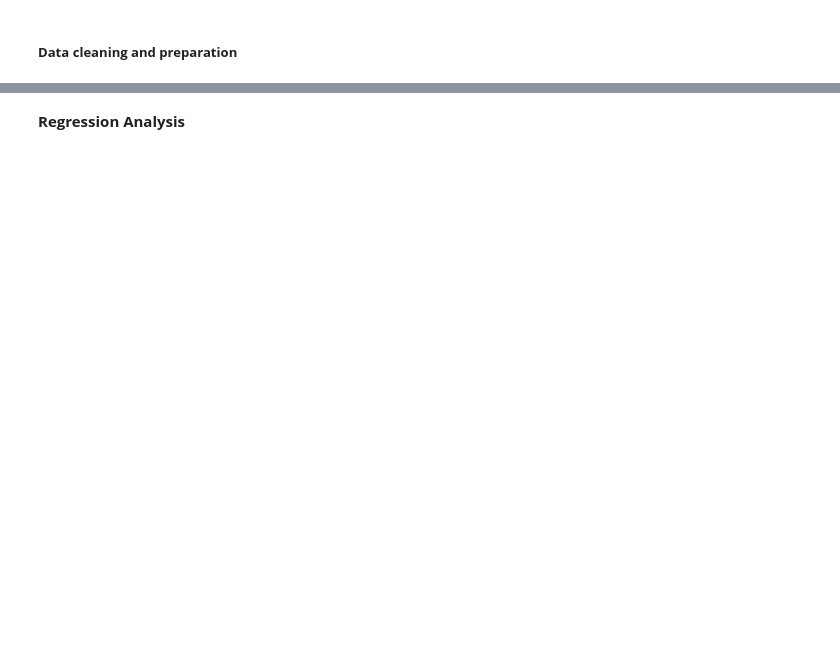
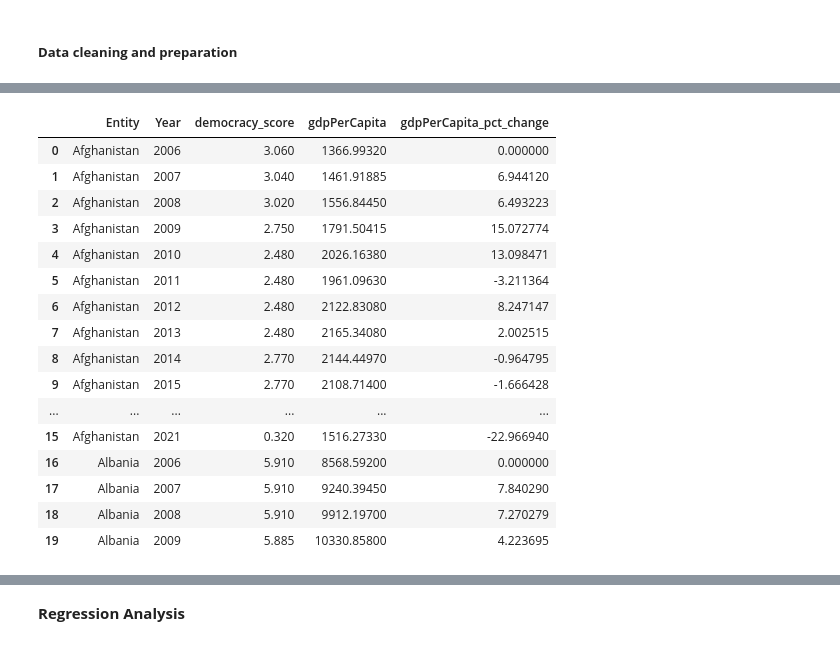
Before and after one commit to dt1930/ADI-2024, a Jupyter notebook: Week-2-Assignment.ipynb, the cells around one changed output, grey strips where cells are left out. Cells and saved outputs as stored; diff of their text form; code cells hidden in the pictures; blank space fills up the shorter version.

```diff
--- a/Week-2-Assignment.ipynb
+++ b/Week-2-Assignment.ipynb
@@ -10,0 +126,3 @@ Does democracy cause economic growth?
+# %%
+democracy=democracy[(democracy.Year<2023)]
+gdpPerCapita=gdpPerCapita[(gdpPerCapita.Year>=2006)]
@@ -10,0 +261,6 @@ Does democracy cause economic growth?
+# %%
+# Merge the two dataframes on the 'Entity' and 'Year' columns
+merged_df = pd.merge(democracy, gdpPerCapita, on=['Entity', 'Year'])
+
+# Print the dimensions of the new dataframe
+print("Dimensions of the merged dataframe:", merged_df.shape)
@@ -10,0 +278,27 @@ Does democracy cause economic growth?
+# %%
+def fill_missing_years(df, entity, year_col, value_cols):
+    for year in range(2006, 2023):
+        if year not in df[df['Entity'] == entity][year_col].values:
+            prev_year = year - 1
+            next_year = year + 1
+
+            if prev_year in df[df['Entity'] == entity][year_col].values and next_year in df[df['Entity'] == entity][year_col].values:
+                prev_values = df[(df['Entity'] == entity) & (df[year_col] == prev_year)][value_cols].values[0]
+                next_values = df[(df['Entity'] == entity) & (df[year_col] == next_year)][value_cols].values[0]
+
+                mean_values = (prev_values + next_values) / 2
+                new_row = {'Entity': entity, year_col: year}
+                new_row.update(dict(zip(value_cols, mean_values)))
+
+                new_row_df = pd.DataFrame([new_row])  # Create a new DataFrame from the new row
+                df = pd.concat([df, new_row_df], ignore_index=True)
+    return df
+
+# Apply the function to fill missing years for each country
+for entity in merged_df['Entity'].unique():
+    merged_df = fill_missing_years(merged_df, entity, 'Year', ['democracy_score', 'gdpPerCapita'])
+
+# Sort the dataframe by Entity and Year
+merged_df = merged_df.sort_values(by=['Entity', 'Year']).reset_index(drop=True)
+
+merged_df.head(20)  # Display the first 20 rows to verify the changes
@@ -10,0 +323,27 @@ Does democracy cause economic growth?
+# %%
+# Calculate the percentage change in GDP per capita for each country over time
+merged_df['gdpPerCapita_pct_change'] = merged_df.groupby('Entity')['gdpPerCapita'].pct_change() * 100
+
+# Explicitly assign the result of fillna() to the column
+merged_df['gdpPerCapita_pct_change'] = merged_df['gdpPerCapita_pct_change'].fillna(0)
+
+# Display the first few rows to verify the changes
+merged_df.head(20)
+# %% [output]
+|  | Entity | Year | democracy_score | gdpPerCapita | gdpPerCapita_pct_change |
+| 0 | Afghanistan | 2006 | 3.060 | 1366.99320 | 0.000000 |
+| 1 | Afghanistan | 2007 | 3.040 | 1461.91885 | 6.944120 |
+| 2 | Afghanistan | 2008 | 3.020 | 1556.84450 | 6.493223 |
+| 3 | Afghanistan | 2009 | 2.750 | 1791.50415 | 15.072774 |
+| 4 | Afghanistan | 2010 | 2.480 | 2026.16380 | 13.098471 |
+| 5 | Afghanistan | 2011 | 2.480 | 1961.09630 | -3.211364 |
+| 6 | Afghanistan | 2012 | 2.480 | 2122.83080 | 8.247147 |
+| 7 | Afghanistan | 2013 | 2.480 | 2165.34080 | 2.002515 |
+| 8 | Afghanistan | 2014 | 2.770 | 2144.44970 | -0.964795 |
+| 9 | Afghanistan | 2015 | 2.770 | 2108.71400 | -1.666428 |
+| ... | ... | ... | ... | ... | ... |
+| 15 | Afghanistan | 2021 | 0.320 | 1516.27330 | -22.966940 |
+| 16 | Albania | 2006 | 5.910 | 8568.59200 | 0.000000 |
+| 17 | Albania | 2007 | 5.910 | 9240.39450 | 7.840290 |
+| 18 | Albania | 2008 | 5.910 | 9912.19700 | 7.270279 |
+| 19 | Albania | 2009 | 5.885 | 10330.85800 | 4.223695 |
```
Also changed, not shown: parts of 29 cells of this notebook, 2 other files.
